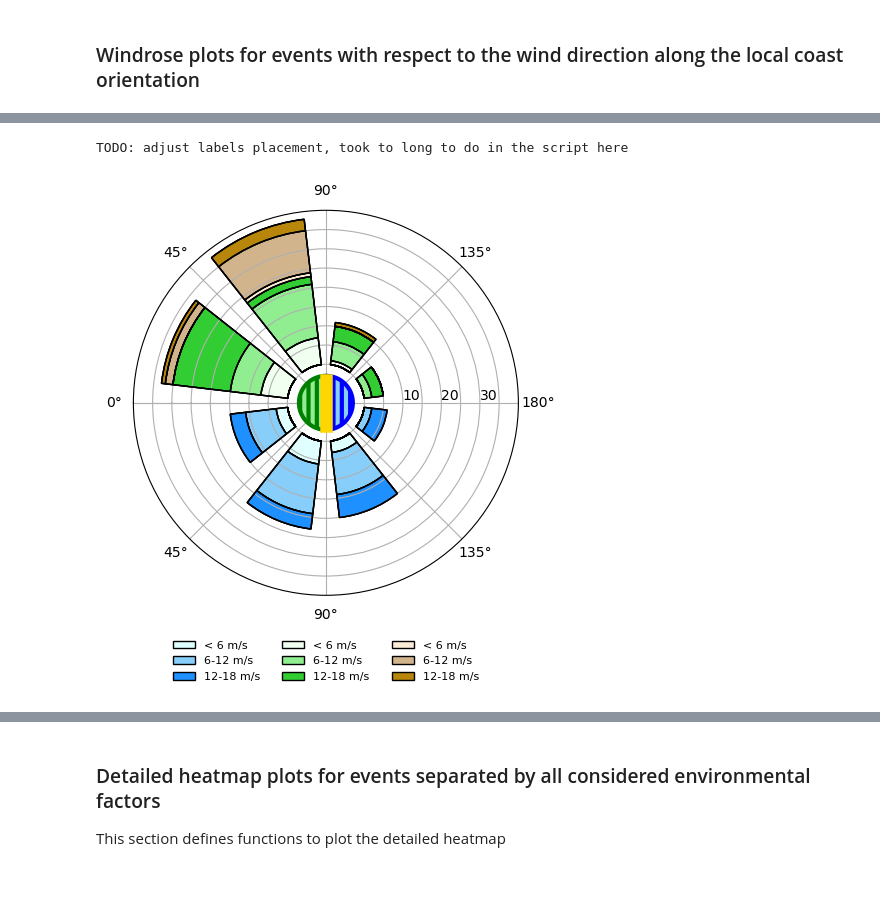
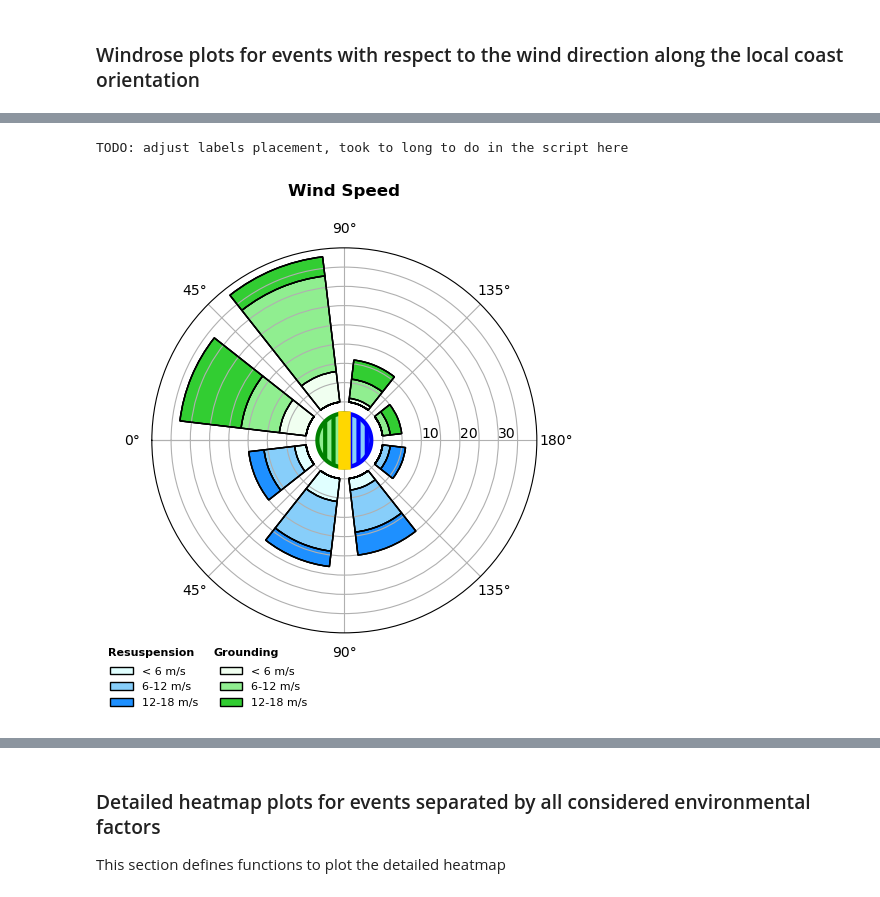
Before and after one commit to mes-uu/Paper-Drifters-Groundings-Wadden-Sea-Floating-Macroplastic, a Jupyter notebook: 2_1_grounding_events_characterization.ipynb, the cells around one changed output, grey strips where cells are left out. Drawn from its saved outputs; the diff is of its cells as text; code cells hidden in the pictures.

```diff
--- a/2_1_grounding_events_characterization.ipynb
+++ b/2_1_grounding_events_characterization.ipynb
@@ -150,17 +118,22 @@ df = pd.DataFrame.from_dict({
 
 show_detailed_plots_mem = show_detailed_plots # to show every 30th output even when show_detailed_plots is False
 iterations_count=0
-trajectories, N_traj = load_trajectories("data/out/sample_interval_1_rnd_drop_fraction_0.00/")
+trajectories, N_traj = load_trajectories("data/out/trajectories/sample_interval_1_rnd_drop_fraction_0.00/")
 for i_tr, tr in enumerate(trajectories):
   entries, ne = get_manual_labels_and_indices_where(tr) # defined in 2_0_datasets_preparation
   for ie in range(ne):
     show_detailed_plots = True if (iterations_count%30==0) else show_detailed_plots_mem
+    show_detailed_plots = False #TODO remove
     iterations_count += 1
     label, i = entries.tag.values[ie], entries.ind_start.values[ie]
+    if(~tr.known_minimal_duration_M2_statistics.values[i]):
+      label = label+'x'
+      print(label)
+      print((float)(tr.dt_section[i]/(60*60)))
     time = tr.time.values[i]
     lon = tr.lon.values[i]
     lat = tr.lat.values[i]
-    duration = tr.dt_section.values[i] if label != 'B' else np.inf
+    duration = tr.dt_section.values[i] if tr.known_minimal_duration_M2_statistics.values[i] else np.inf
     wind_direction, wind_speed = get_wind_conditions(lon, lat, time)
     coast_orientation_gradient, coast_orientation_planefit = get_coast_orientation_multiple_methods(lon, lat, coast_orientation_area_reference_radius_meters, show_detailed_plots)
     angle_wind_coast_gradient = directional_change_rad(wind_direction, coast_orientation_gradient)
@@ -308,61 +316,28 @@ total incl beaching
 # %%
-categories_O0 = {
-  'tidal_phase':np.array([[7./8.,1./8.],[1./8.,3./8.],[3./8.,5./8.],[5./8.,7./8.-.01]]),
-}
-categories_O1 = {
-  'wind_speed':np.array([[0,6],[6,12],[12,np.inf]]),
-  'duration':60*60*12.42*np.array([[1.,np.inf],[1./2.,1.],[1./4.,1./2.],[0,1./4.]]),
-}
-categories_O0_labels = {
-  'tidal_phase':['H','F','L','R'],
-}
-categories_O1_labels = {
-  'wind_speed':['< 6 m/s','6-12 m/s','12-18 m/s'],
-  'duration':['> 1 T','1/2-1 T','1/4-1/2 T','< 1/4 T'],
-}
-label_color = {'W':['dodgerblue','lightskyblue','lightcyan','w'],'D':['limegreen','lightgreen','honeydew','w'],'B':['darkgoldenrod','tan','antiquewhite','w']}
-label_groups = [['W'],['D','B']]
-colororder_inverted_groups = [True,False]
+ctO1 = 'wind_speed'
+label_color = {'W':['dodgerblue','lightskyblue','lightcyan','w'],'D':['limegreen','lightgreen','honeydew','w'],'Dx':['gray','gray','gray','gray'],'Wx':['gray','gray','gray','gray']}
 hatching = [[],[''],['',''],['','',''],['','','','']]
+invert_colororder = True
+
 max_y_axis_bincounts = 35
-
-def get_windrose_histo(max_count_bins,figsize_xy=5):
-  s = max_count_bins/35. # scaling factor for dimensions
-  n5_bins = int(max_count_bins/5)
-  fig, ax = plt.subplots(subplot_kw=dict(projection="polar"),figsize=(figsize_xy,figsize_xy))
-  ax.set_theta_zero_location("E")
-  ax.set_rlabel_position(0)
-  ax.set_xlim(-np.pi,np.pi)
-  ax.set_xticks(np.linspace(-np.pi,np.pi,9),['on','cross','cross','off','off','cross','cross','on',''])
-  ax.set_xticks(np.linspace(-np.pi,np.pi,9),['0°','45°','90°','135°','180°','135°','90°','45°',''])
-  print("TODO: adjust labels placement, took to long to do in the script here")
-  #ax.set_xticks(np.linspace(-np.pi,np.pi,9),['on','cross','cross','off','off','cross','cross','on',''], minor=True)
-  ax.set_ylim(-10*s,max_count_bins+5)
-  ax.set_yticks(np.linspace(0,max_count_bins,n5_bins+1),[['','','10','','20','','30','','40'][i] for i in range(n5_bins+1)])
-  mpl.rcParams['hatch.linewidth'] = 3
-  ax.fill_between(np.linspace(-np.pi/2,np.pi/2,100),-10*s*np.ones(100),-3*s*np.ones(100),zorder=50,hatch='||', fc="lightskyblue", edgecolor='blue',linewidth=3) #,color='lightskyblue'
-  ax.fill_between(np.linspace(np.pi/2,np.pi*3/2,100),-10*s*np.ones(100),-3*s*np.ones(100),zorder=50,hatch='||', fc="lightgreen", edgecolor='green',linewidth=3) #,color='lightgreen'
-  ax.plot([np.pi*1./2.,np.pi*3./2.],[-4,-4],zorder=50,linewidth=3*3*s,c='gold')#,linestyle='--')
-  ax.grid(zorder=30)
-  return fig, ax
-
-for ict, ct in enumerate(categories_O1.keys()):
-  iinv = colororder_inverted_groups[ict]
-  fig, ax = get_windrose_histo(max_y_axis_bincounts)
-  for il, histo_labels in enumerate(label_groups):
-    data_hist = [np.abs(df.where((df.label==label)&(c[0]<df[ct])&(df[ct]<=c[1]),drop=True).angle_wind_coast_planefit)*(1. if 'D' in histo_labels else -1.) for label in histo_labels for c in categories_O1[ct]]
-    colors_hist = [label_color[label][i if not(iinv) else len(categories_O1[ct])-1-i] for label in histo_labels for i in range(len(categories_O1[ct]))]
-    hatching_hist = [hatching[len(categories_O1[ct])][i] for label in histo_labels for i in range(len(categories_O1[ct]))]
-    #ax.hist(DB, bins=n_bins, range=x_range, stacked=True,color=[label_color[l][1] for l in histo_labels],zorder=-10)
-    n_bins = 8
-    x_range = (-np.pi,np.pi)
-    mpl.rcParams['hatch.linewidth'] = 1
-    ax.hist(data_hist, bins=n_bins, range=x_range, color=colors_hist, zorder=-10, histtype="barstacked", hatch=hatching_hist, edgecolor='black',linewidth=1, label=categories_O1_labels[ct]*len(histo_labels), rwidth=0.7) #, histtype="barstacked", stacked=True
-    ax.hist(data_hist, bins=n_bins, range=x_range, color=[(0.,0.,0.,0.) for i in range(len(colors_hist))], zorder=10, histtype="barstacked", edgecolor='black',linewidth=1, rwidth=0.7)
-    ax.hist(np.concatenate(data_hist,axis=0), bins=n_bins, range=x_range, color=(0.,0.,0.,0.), edgecolor='black',zorder=10,linewidth=1, rwidth=0.7)
-  ax.legend(prop={'size': 8},bbox_to_anchor=(0.5,-0.25), loc="lower center",ncols=3, frameon=False)
-  plt.savefig("%s/windrose_%s_area_%dm"%(plots_output_root_dir,ct,2*coast_orientation_area_reference_radius_meters))
-  plt.show()
+fig, ax = get_windrose_histo(max_y_axis_bincounts)
+for il, histo_labels in enumerate(label_groups):
+  data_hist = [np.abs(df.where(((df.label==label)|(df.label==label+'x'))&(c[0]<df[ctO1])&(df[ctO1]<=c[1]),drop=True).angle_wind_coast_planefit)*(1. if 'D' in histo_labels else -1.) for label in histo_labels for c in categories_O1[ctO1]]
+  colors_hist = [label_color[label][i if not(invert_colororder) else len(categories_O1[ctO1])-1-i] for label in histo_labels for i in range(len(categories_O1[ctO1]))]
+  hatching_hist = [hatching[len(categories_O1[ctO1])][i] for label in histo_labels for i in range(len(categories_O1[ctO1]))]
+  n_bins = 8
+  x_range = (-np.pi,np.pi)
+  mpl.rcParams['hatch.linewidth'] = 1
+  ax.hist(data_hist, bins=n_bins, range=x_range, color=colors_hist, zorder=-10, histtype="barstacked", hatch=hatching_hist, edgecolor='black',linewidth=1, label=categories_O1_labels[ctO1]*len(histo_labels), rwidth=0.7) #, histtype="barstacked", stacked=True
+  ax.hist(data_hist, bins=n_bins, range=x_range, color=[(0.,0.,0.,0.) for i in range(len(colors_hist))], zorder=10, histtype="barstacked", edgecolor='black',linewidth=1, rwidth=0.7)
+  ax.hist(np.concatenate(data_hist,axis=0), bins=n_bins, range=x_range, color=(0.,0.,0.,0.), edgecolor='black',zorder=10,linewidth=1, rwidth=0.7)
+ax.legend(prop={'size': 8},bbox_to_anchor=(0.5,-0.25), loc="lower center",ncols=3, frameon=False)
+fig.text(0.04,0.065, "Resuspension", fontsize=8,fontweight='bold')
+fig.text(0.25,0.065, "Grounding", fontsize=8,fontweight='bold')
+ax.legend(prop={'size': 8},bbox_to_anchor=(0.43,-0.22), loc="lower right",ncols=2, frameon=False)
+plt.title("Wind Speed\n",fontweight='bold')
+plt.savefig("%s/groundingcharacteristics/windrose_%s_area_%dm"%(plots_output_root_dir,ctO1,2*coast_orientation_area_reference_radius_meters), dpi=300, bbox_inches="tight")
+plt.show()
 # %% [output]
 TODO: adjust labels placement, took to long to do in the script here
-[figure, old version]
+[figure, new version]
```
Also changed, not shown: parts of 16 cells of this notebook, 18 other files.
